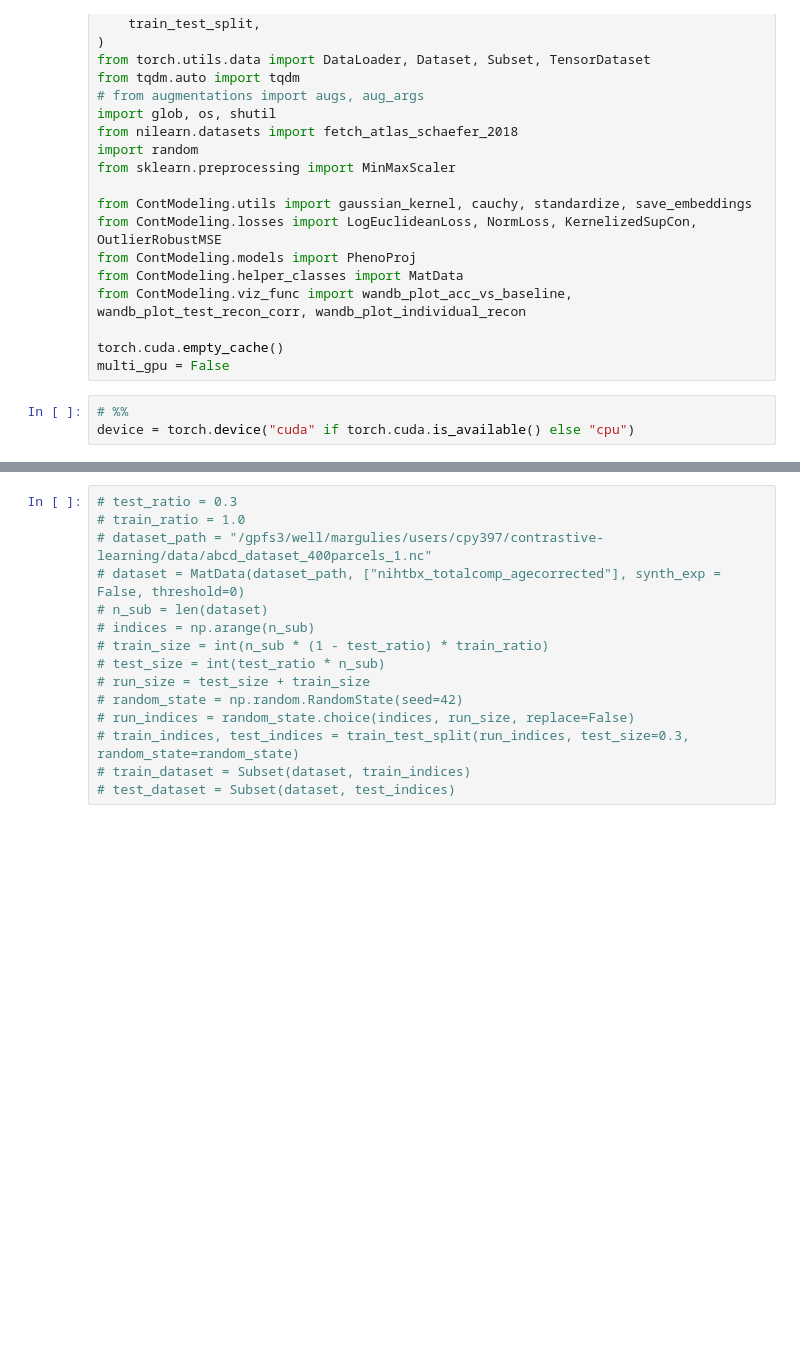
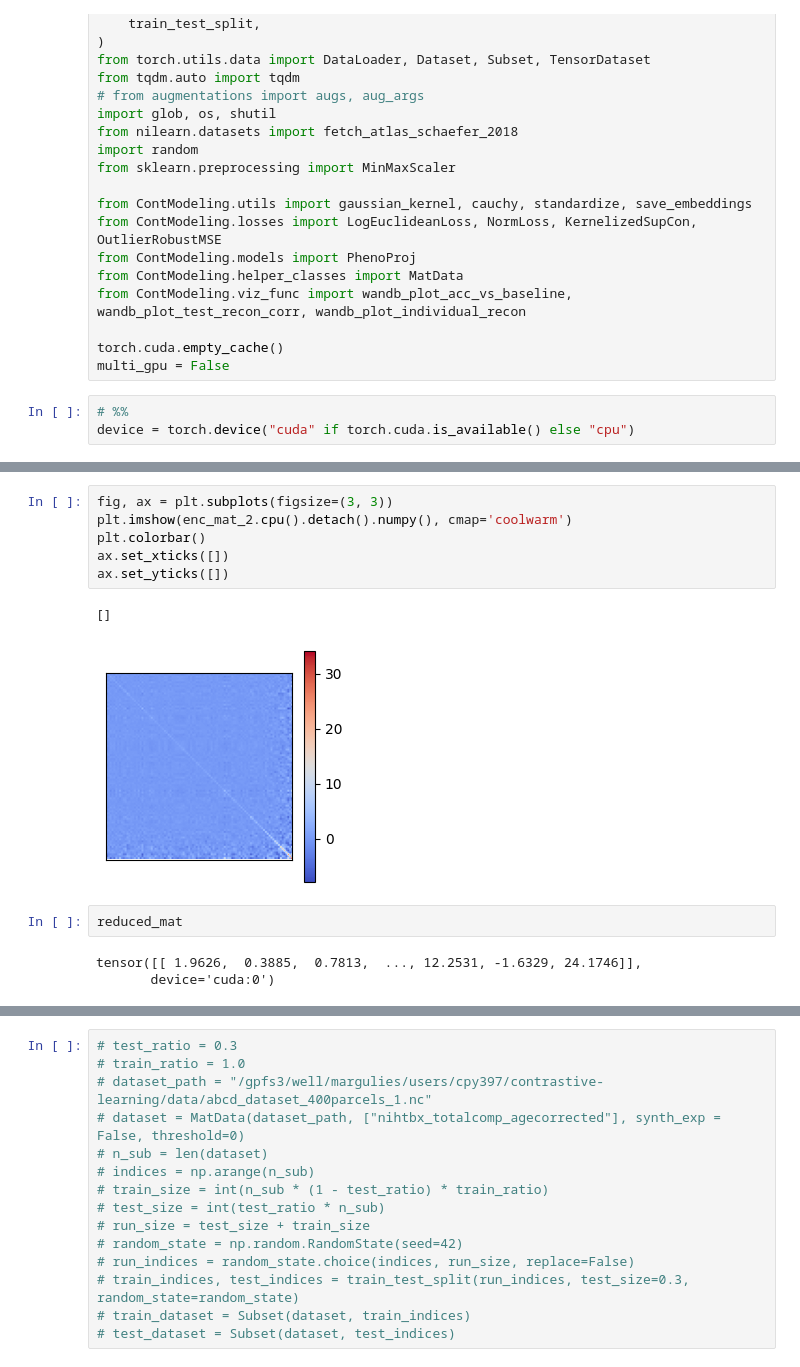
Before and after one commit to victoris93/contrastive-reg, a Jupyter notebook: lc_multivariate_2_abcd.ipynb, the cells around one changed output, grey strips where cells are left out. Saved outputs shown, nothing was run; the diff lists cells and outputs as text; blank space fills up the shorter version.

```diff
--- a/lc_multivariate_2_abcd.ipynb
+++ b/lc_multivariate_2_abcd.ipynb
@@ -472,0 +604,14 @@ class ModelRun(submitit.helpers.Checkpointable):
+# %%
+fig, ax = plt.subplots(figsize=(3, 3))
+plt.imshow(enc_mat_2.cpu().detach().numpy(), cmap='coolwarm')
+plt.colorbar()
+ax.set_xticks([])
+ax.set_yticks([])
+# %% [output]
+[]
+[figure, added]
+# %%
+reduced_mat
+# %% [output]
+tensor([[ 1.9626,  0.3885,  0.7813,  ..., 12.2531, -1.6329, 24.1746]],
+       device='cuda:0')
```
Also changed, not shown: parts of 21 cells of this notebook.
